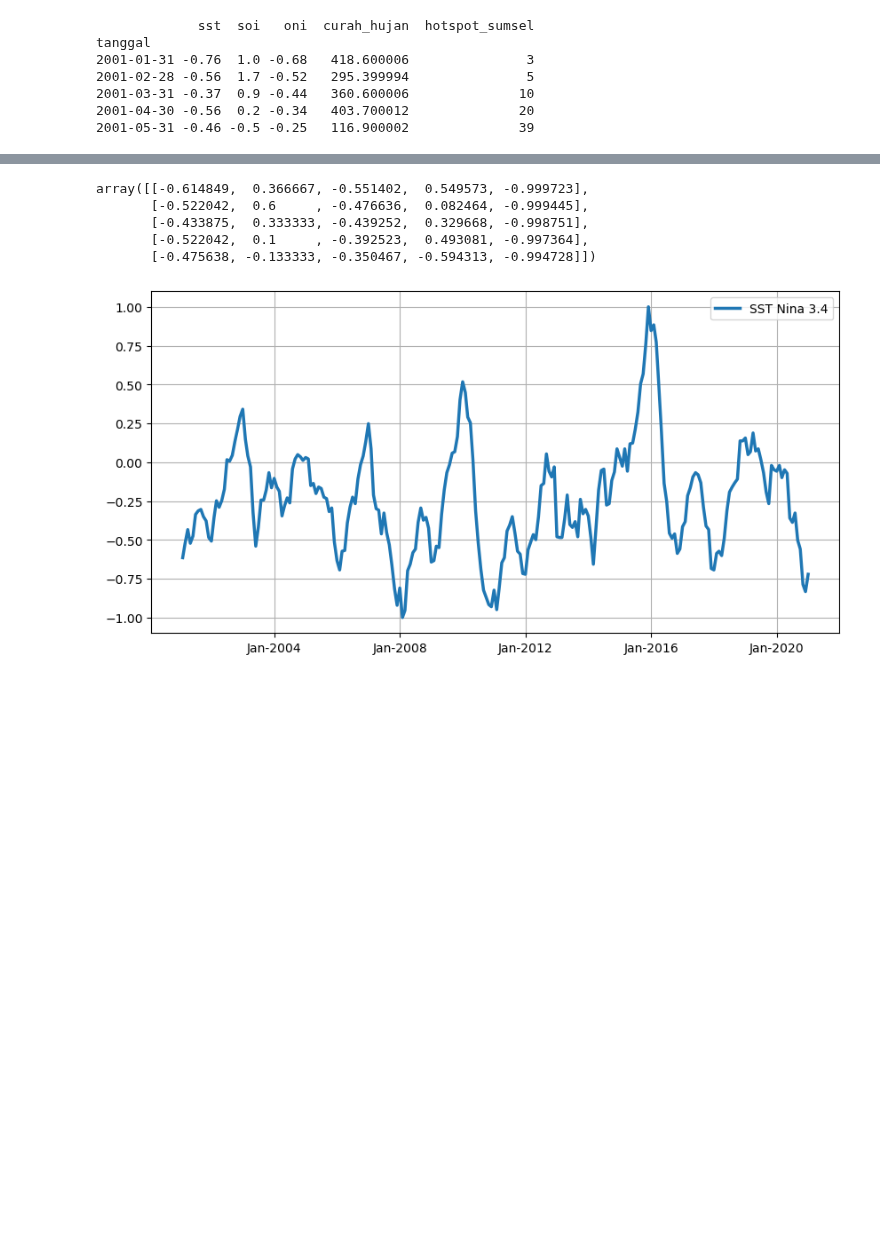
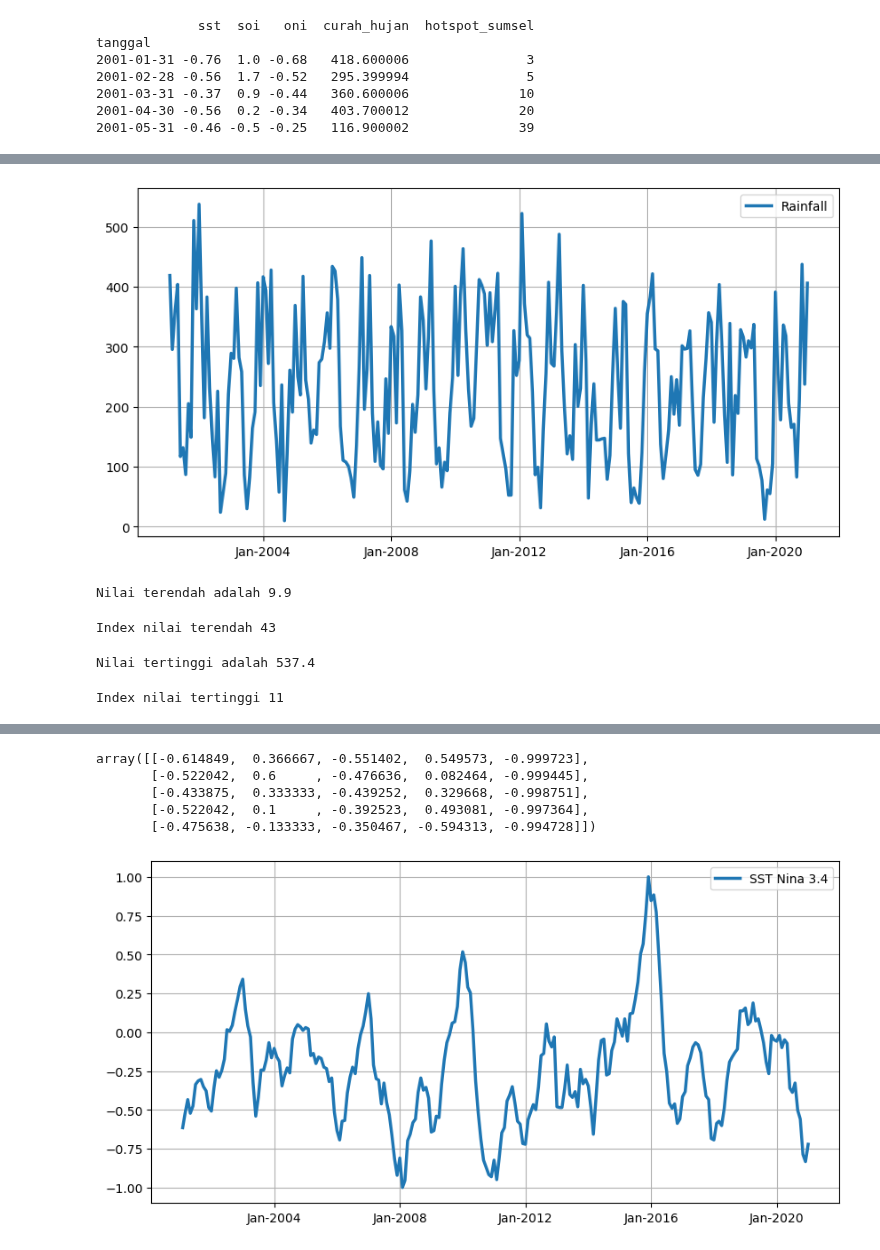
Before and after one commit to kusin/tensorflow-hotspot-v1, a Jupyter notebook: Untitled2.ipynb, the cells around one changed output, grey strips where cells are left out. Drawn from its saved outputs; the diff is of its cells as text; code cells hidden in the pictures; blank space fills up the shorter version.

```diff
--- a/Untitled2.ipynb
+++ b/Untitled2.ipynb
@@ -88,0 +139,16 @@ tanggal
+# %%
+# make a frame
+fig, ax = plt.subplots(figsize = (10,5))
+
+# make a time series plot
+ax.plot(dataset.index.values, dataset["curah_hujan"], color="tab:blue", label="Rainfall", linewidth=2.5)
+
+# make are labels
+ax.xaxis.set_major_formatter(mdates.DateFormatter('%b-%Y'))
+ax.legend(loc="best")
+ax.grid(True)
+
+# show plot time series
+plt.show()
+# %% [output]
+[figure, added]
@@ -88,0 +157,16 @@ tanggal
+# %%
+print("Nilai terendah adalah", np.round(min(dataset["curah_hujan"]), 2));
+# %% [output]
+Nilai terendah adalah 9.9
+# %%
+print("Index nilai terendah", rainfall.index(9.90000057220459))
+# %% [output]
+Index nilai terendah 43
+# %%
+print("Nilai tertinggi adalah", np.round(max(dataset["curah_hujan"]), 2));
+# %% [output]
+Nilai tertinggi adalah 537.4
+# %%
+print("Index nilai tertinggi", rainfall.index(537.4000244140625))
+# %% [output]
+Index nilai tertinggi 11
```
Also changed, not shown: parts of 16 cells of this notebook, 13 other files.
